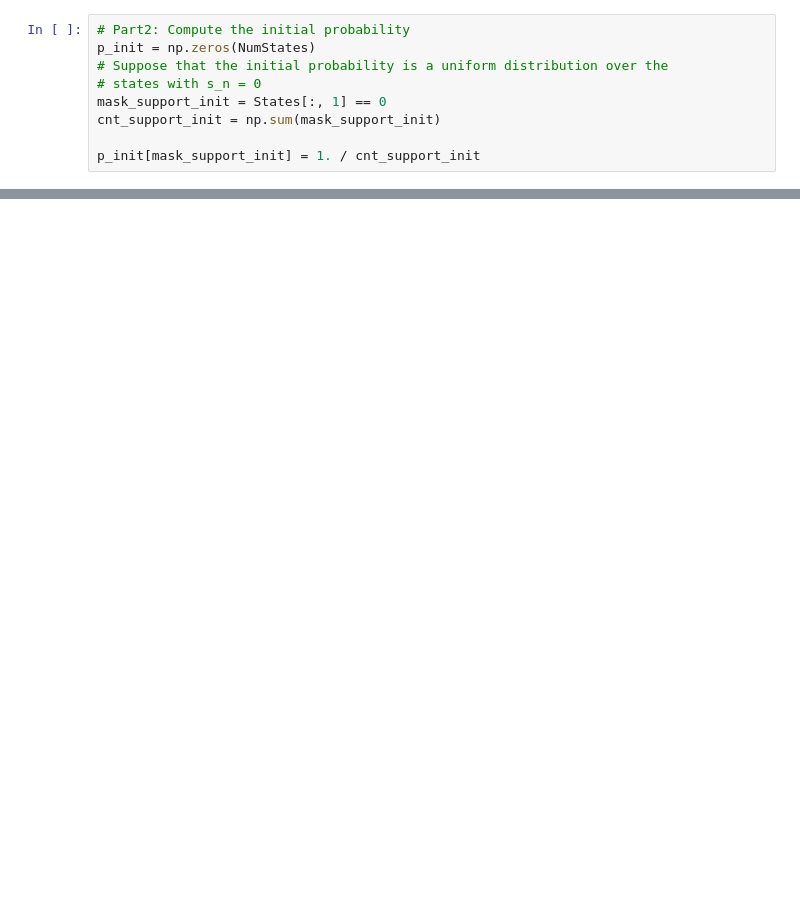
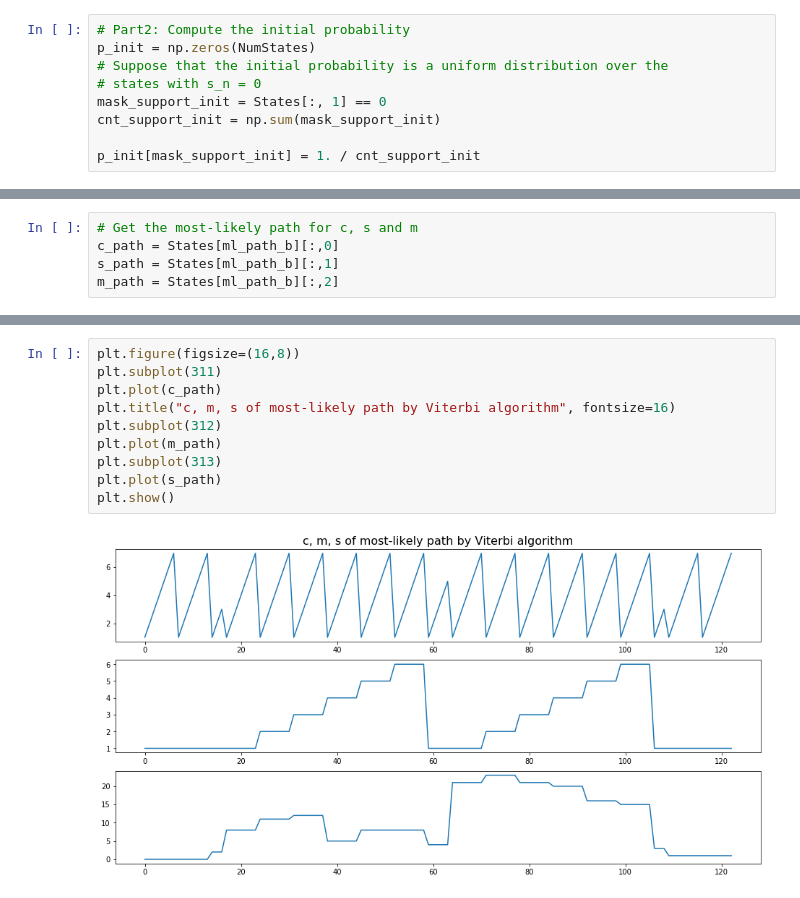
Before and after one commit to EricMi/M2-GraphicalModels-project, a Jupyter notebook: template_code.ipynb, the cells around one changed output, grey strips where cells are left out. Saved outputs shown, nothing was run; the diff lists cells and outputs as text; blank space fills up the shorter version.

```diff
--- a/template_code.ipynb
+++ b/template_code.ipynb
@@ -393,0 +340,5 @@ array([0, 1, 2, 3, 4, 5, 6, 7, 8, 9, 0, 5])
+# %%
+# Get the most-likely path for c, s and m
+c_path = States[ml_path_b][:,0]
+s_path = States[ml_path_b][:,1]
+m_path = States[ml_path_b][:,2]
@@ -393,0 +379,12 @@ array([0, 1, 2, 3, 4, 5, 6, 7, 8, 9, 0, 5])
+# %%
+plt.figure(figsize=(16,8))
+plt.subplot(311)
+plt.plot(c_path)
+plt.title("c, m, s of most-likely path by Viterbi algorithm", fontsize=16)
+plt.subplot(312)
+plt.plot(m_path)
+plt.subplot(313)
+plt.plot(s_path)
+plt.show()
+# %% [output]
+[figure, added]
```
Also changed, not shown: parts of 24 cells of this notebook.
